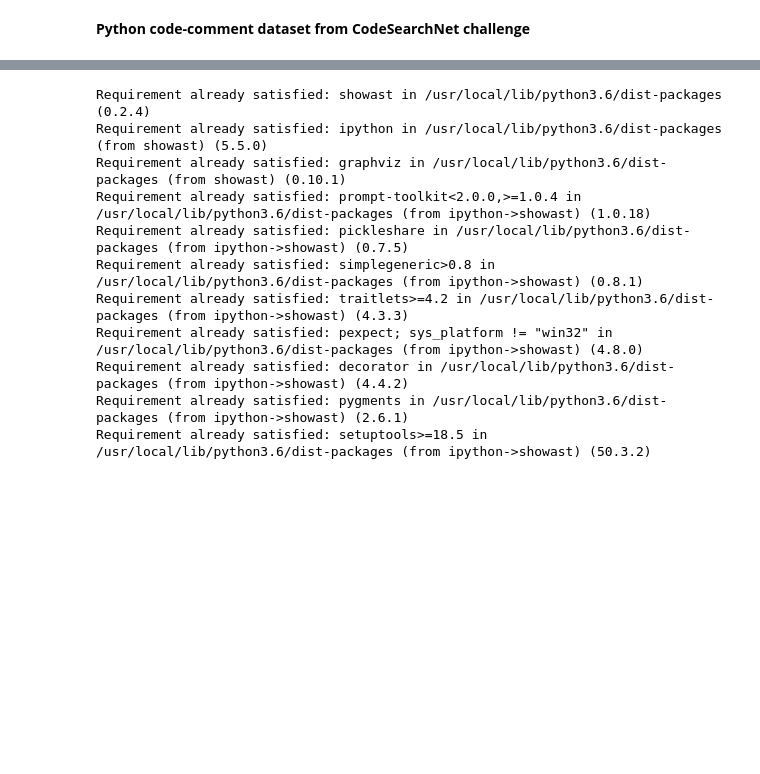
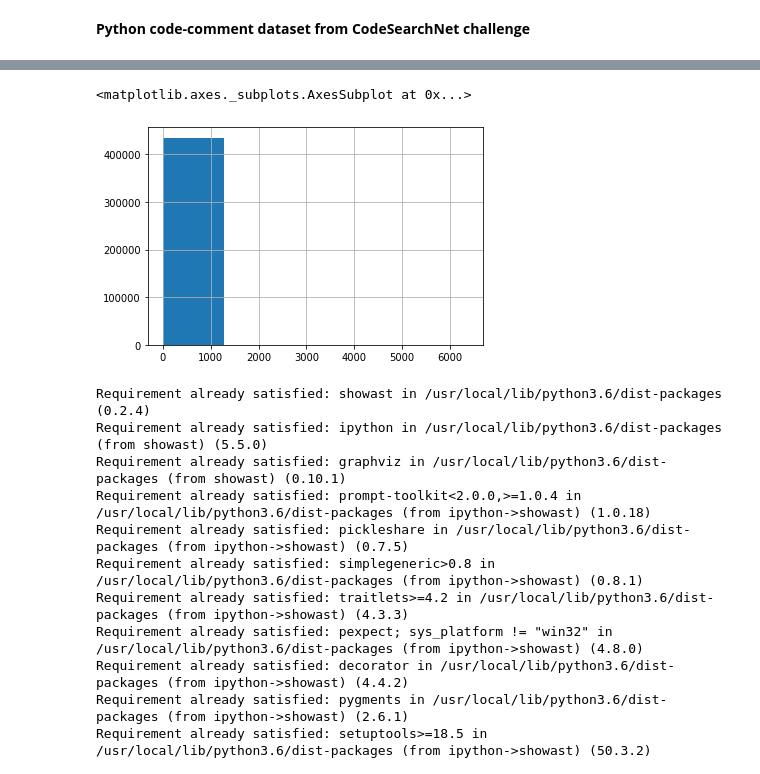
Before and after one commit to shrivastava-piyush/nlp-code-summarization, a Jupyter notebook: exploration/data_codesearch.ipynb, the cells around one changed output, grey strips where cells are left out. Saved outputs shown, nothing was run; the diff lists cells and outputs as text; code cells hidden in the pictures; blank space fills up the shorter version.

```diff
--- a/exploration/data_codesearch.ipynb
+++ b/exploration/data_codesearch.ipynb
@@ -39,5 +39,7 @@ python_data = pd.concat([pd.read_json(file,
                         lines=True)[python_columns_list] for file in python_files],
                         sort=False)
 
+python_data['code_length'] = python_data['code'].str.split().apply(len)
+python_data['code_length'].hist(bins = 5)
 python_data.head(5)
 # %% [output]
@@ -50,3 +53,9 @@ python_data.head(5)
+# %%
+python_data['comment_length'] = python_data['docstring'].str.split().apply(len)
+python_data['comment_length'].hist(bins = 5)
+# %% [output]
+<matplotlib.axes._subplots.AxesSubplot at 0x...>
+[figure, added]
 # %%
 !pip install showast
 !pip install graphviz
```
Also changed, not shown: parts of 2 cells of this notebook, 19 other files.
